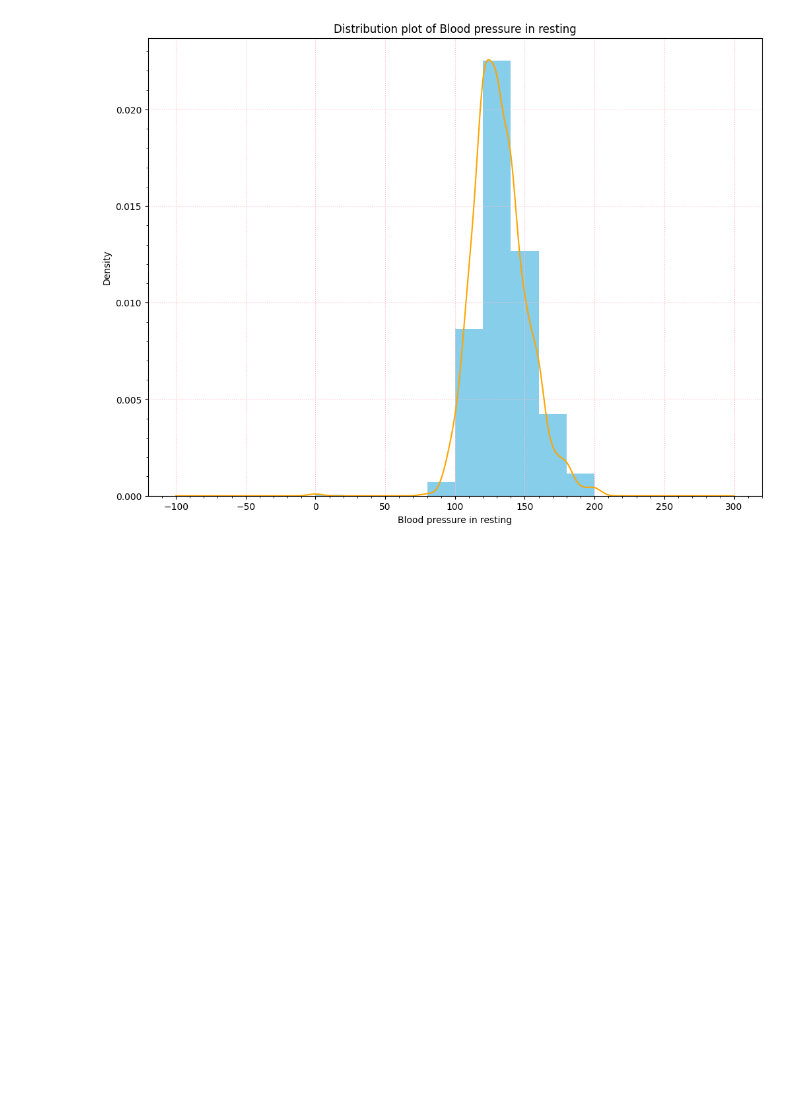
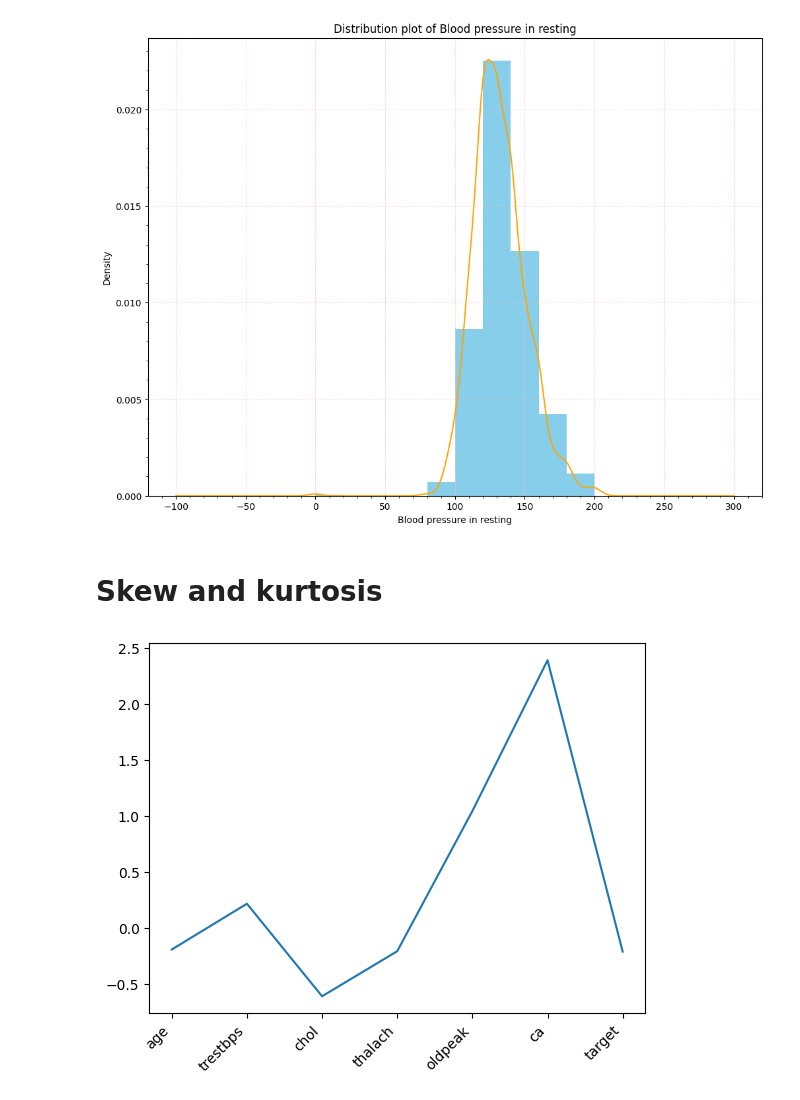
Before and after one commit to proinsias/ds-playground, a Jupyter notebook: notebooks/1.1-data-exploration-matplotlib.ipynb, the cells around one changed output. Cells and saved outputs as stored; diff of their text form; code cells hidden in the pictures; blank space fills up the shorter version.

```diff
--- a/notebooks/1.1-data-exploration-matplotlib.ipynb
+++ b/notebooks/1.1-data-exploration-matplotlib.ipynb
@@ -93,3 +107,17 @@ plt.ylabel('Density');
 plt.title('Distribution plot of Blood pressure in resting');
 # %% [output]
 [figure]
+# %% [markdown]
+# Skew and kurtosis
+# %%
+skew = {}
+kurt = {}
+for col in combined_df.select_dtypes(np.number).columns:
+    skew[col] = combined_df[col].skew()
+    kurt[col] = combined_df[col].kurt()
+# %%
+plt.plot(skew.keys(), skew.values());
+plt.xticks(rotation=45, horizontalalignment="right");
+plt.show();
+# %% [output]
+[figure, added]
```
Also changed, not shown: parts of 8 cells of this notebook, 5 other files.
